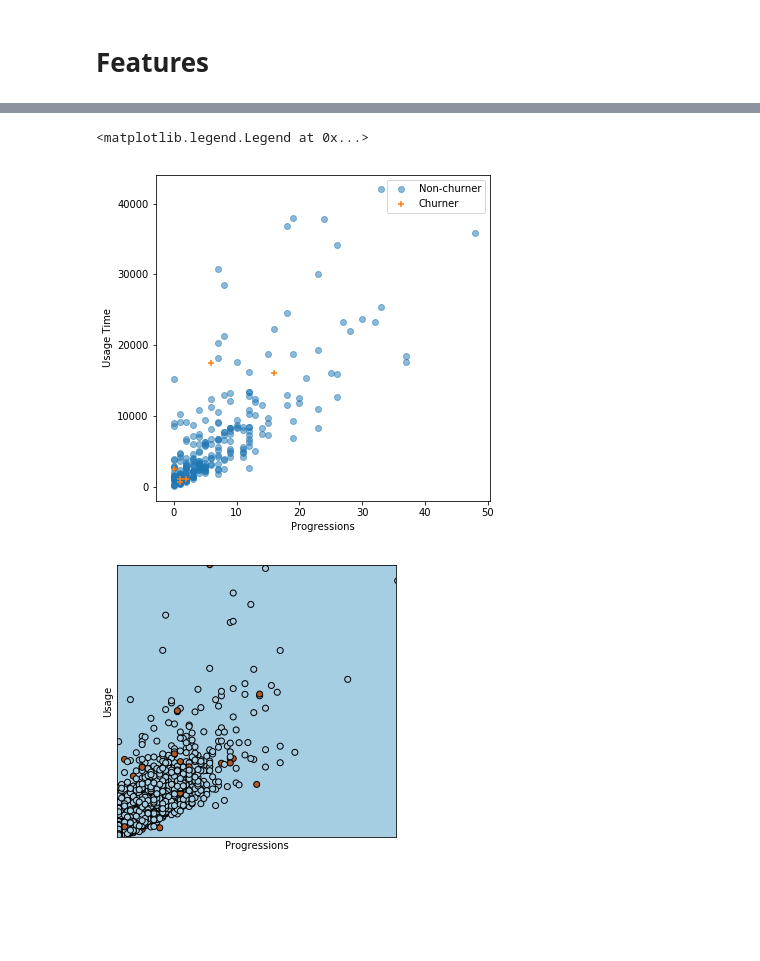
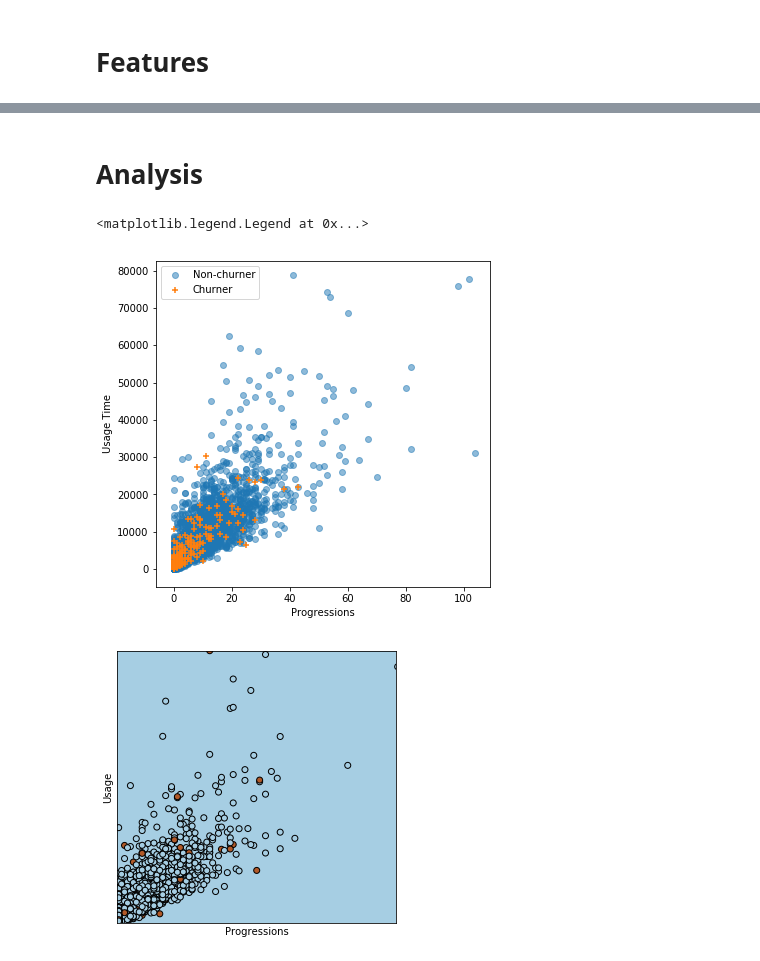
Before and after one commit to vicaws/Whizz, a Jupyter notebook: Code/Churn/Churn/NB_FeatureEngineering.ipynb, the cells around one changed output, grey strips where cells are left out. Saved outputs shown, nothing was run; the diff lists cells and outputs as text; code cells hidden in the pictures; blank space fills up the shorter version.

```diff
--- a/Code/Churn/Churn/NB_FeatureEngineering.ipynb
+++ b/Code/Churn/Churn/NB_FeatureEngineering.ipynb
@@ -28,10 +29,13 @@ Complete loading data for subscription and lesson history!
 cutoff_date = pd.to_datetime(cfg.CUTOFF_DATE, format=cfg.CSV_DATE_FORMAT)
 first_date_impFromData = df_subspt.subscription_start_date.min()
 
-pupils_toBeRemoved = utility.df.filter_subspt_data(df_subspt, first_date_impFromData, cutoff_date, remove_annual_subspt=False)
+pupils_toBeRemoved = utility.df.filter_subspt_data(
+    df_subspt, first_date_impFromData, cutoff_date, remove_annual_subspt=False)
 df_lesson1 = df_lesson[~df_lesson['pupilId'].isin(pupils_toBeRemoved)]
 df_incomp1 = df_incomp[~df_incomp['pupilId'].isin(pupils_toBeRemoved)]
 df_subspt1 = df_subspt[~df_subspt['pupilId'].isin(pupils_toBeRemoved)]
+
+df_subspt1 = utility.df.compute_customer_month(df_subspt1, cfg)
 # %% [output]
 By the cutoff date 2018-04-20, there are 1234 active subscriptions.
 These subscribers shall be removed from the analysis because we have no evidence to know the lifetime of their subscriptions.
@@ -43,3 +48,0 @@ In summary, there are 1380/5685 subscribers being removed from the dataset in th
-# %%
-df_datesFrame = utility.df.load_dates_frame(cfg)
-df_datesFrame
@@ -100,9 +48,0 @@ df_usage.set_index(['pupilId', 'date'], inplace=True)
-# %%
-# Filter data
-cutoff_date = pd.to_datetime(cfg.CUTOFF_DATE, format=cfg.CSV_DATE_FORMAT)
-first_date_impFromData = df_subspt.subscription_start_date.min()
-
-pupils_toBeRemoved = utility.df.filter_subspt_data(df_subspt, first_date_impFromData, cutoff_date, remove_annual_subspt=False)
-df_lesson1 = df_lesson[~df_lesson['pupilId'].isin(pupils_toBeRemoved)]
-df_subspt1 = df_subspt[~df_subspt['pupilId'].isin(pupils_toBeRemoved)]
-df_subspt1 = utility.df.compute_customer_month(df_subspt1, cfg)
@@ -159,0 +51,9 @@ df_features['time_taken'] = df_features['time_taken_complete'] + df_features['ti
+# %%
+# Construct dates frame
+df_datesFrame = utility.df.construct_dates_frame(df_subspt1, df_lesson1, df_incomp1, cfg)
+
+# Initialise feature obj
+ftr = Feature(df_datesFrame)
+
+ftr.add_usageTime(df_lesson1, df_incomp1)
+ftr.add_progressions(df_lesson1)
@@ -160,37 +75,42 @@ df_features['time_taken'] = df_features['time_taken_complete'] + df_features['ti
+# %% [markdown]
+# Analysis
 # %%
-study_month = 20
+study_month = 2
+
+df_features = ftr.df_features_
+df_features['time_taken'] = df_features.time_taken_complete + df_features.time_taken_incomplete
 
 df_features1 = df_features[df_features['customer_month']==study_month]
 
 progress = df_features1.groupby(level=0)['progressions_delta'].sum()
 usage = df_features1.groupby(level=0)['time_taken'].sum()
 
 pupils_nextMonth = df_subspt1[df_subspt1['customer_month']==(study_month+1)]['pupilId'].unique()
 pupils_nextAnnual = df_subspt1[df_subspt1['customer_month']==(study_month+12)]['pupilId'].unique()
 pupils_nextMonthRenew = np.union1d(pupils_nextMonth, pupils_nextAnnual)
 
 pupils_thisMonth = df_subspt1[df_subspt1['customer_month']==study_month]['pupilId'].unique()
 pupils_nextMonthCancel = np.setdiff1d(pupils_thisMonth, pupils_nextMonthRenew)
 
 df_agg = pd.DataFrame({'progress': progress, 'usage': usage})
 
 df_agg['next_month_cancel'] = 0
 df_agg.loc[df_agg.index.isin(pupils_nextMonthCancel), 'next_month_cancel'] = 1
 
 fig = plt.figure(figsize=(6,6))
 
 ax = fig.add_subplot(111)
 
 ax.scatter(df_agg[df_agg.next_month_cancel==0].progress, df_agg[df_agg.next_month_cancel==0].usage, alpha=0.5, label='Non-churner')
 ax.scatter(df_agg[df_agg.next_month_cancel==1].progress, df_agg[df_agg.next_month_cancel==1].usage, marker='+', label='Churner')
 ax.set_xlabel('Progressions')
 ax.set_ylabel('Usage Time')
 #ax.set_xscale('log')
 #ax.set_yscale('log')
 ax.legend()
 # %% [output]
 <matplotlib.legend.Legend at 0x...>
-[figure, old version]
+[figure, new version]
 # %%
 from sklearn import linear_model
 # %%
```
Also changed, not shown: parts of 17 cells of this notebook, 13 other files.
